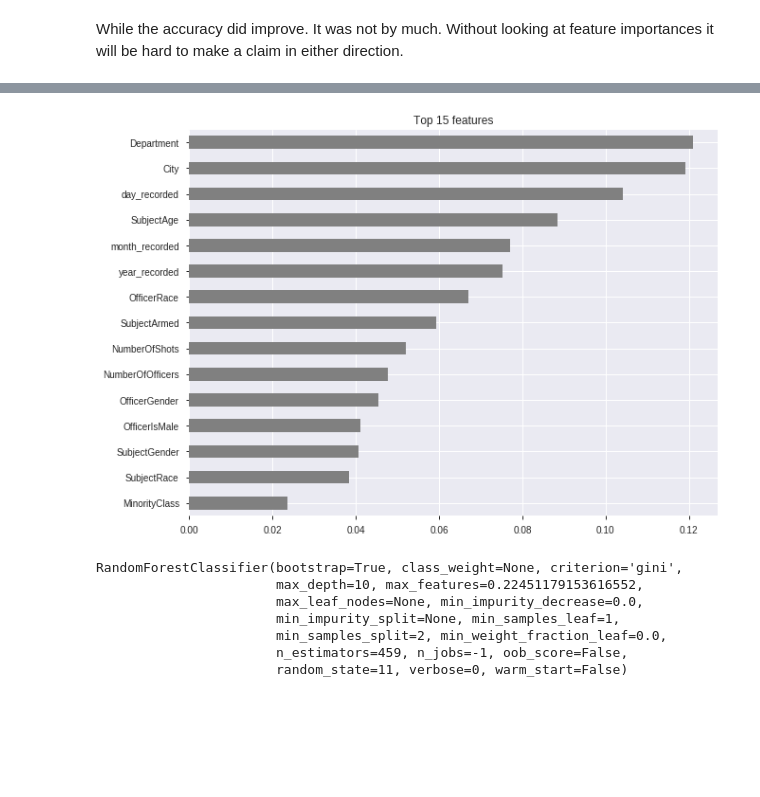
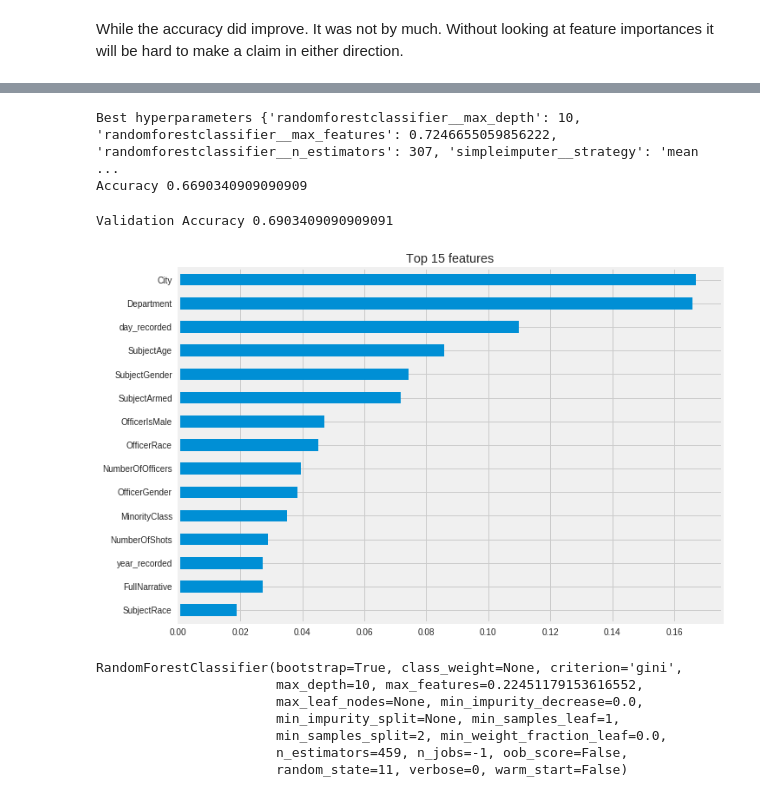
Before and after one commit to adamlutzz/DS-Unit-2-Applied-Modeling, a Jupyter notebook: Fatal_Police_Encounters.ipynb, the cells around one changed output, grey strips where cells are left out. Saved outputs shown, nothing was run; the diff lists cells and outputs as text; code cells hidden in the pictures; blank space fills up the shorter version.

```diff
--- a/Fatal_Police_Encounters.ipynb
+++ b/Fatal_Police_Encounters.ipynb
@@ -500,7 +441,7 @@ transformers = make_pipeline(
 X_train_transformed = transformers.fit_transform(X_train)
 X_val_transformed = transformers.fit_transform(X_val)
 # %%
-model = RandomForestClassifier(max_depth=10, max_features=0.22451179153616552, n_estimators=459, n_jobs=-1, random_state=11)
+model = RandomForestClassifier(n_jobs=-1, random_state=11)
 model.fit(X_train_transformed, y_train)
 # %% [output]
 RandomForestClassifier(bootstrap=True, class_weight=None, criterion='gini',
@@ -572,8 +513,7 @@ X_val.shape
 RF_reformed = make_pipeline(
     ce.OrdinalEncoder(),
     SimpleImputer(strategy='median'),
-    RandomForestClassifier(max_depth=10, max_features=0.22451179153616552,
-                           n_estimators=459, n_jobs=-1, random_state=11)
+    RandomForestClassifier(n_jobs=-1, random_state=11)
 
 )
 
@@ -620,8 +561,7 @@ X_train.head()
 engineer_RF = make_pipeline(
     ce.OrdinalEncoder(),
     SimpleImputer(strategy='mean'),
-    RandomForestClassifier(max_depth=10, max_features=0.22451179153616552,
-                           n_estimators=459, n_jobs=-1, random_state=11)
+    RandomForestClassifier(n_jobs=-1, random_state=11)
 )
 # Fit on train, score on val
 engineer_RF.fit(X_train, y_train)
@@ -632,2 +572,34 @@ Validation Accuracy 0.7088068181818182
 # %% [markdown]
 While the accuracy did improve. It was not by much. Without looking at feature importances it will be hard to make a claim in either direction.
+# %%
+# Hyperparameter tuning
+from scipy.stats import randint, uniform
+from sklearn.model_selection import RandomizedSearchCV
+
+# make pipeline
+engineer_RF = make_pipeline(
+    ce.OrdinalEncoder(),
+    SimpleImputer(strategy='mean'),
+    RandomForestClassifier(random_state=11)
+)
+
+# set parameter ranges
+param_distributions = {
+    'simpleimputer__strategy': ['mean', 'median'],
+    'randomforestclassifier__n_estimators': randint(50, 500),
+    'randomforestclassifier__max_depth': [5, 10, 15, 20, None],
+    'randomforestclassifier__max_features': uniform(0, 1),
+}
+
+search = RandomizedSearchCV(
+    engineer_RF,
+    param_distributions=param_distributions,
+    n_iter=10,
+    cv=3,
+    scoring='accuracy',
+    verbose=10,
+    return_train_score=True,
+    n_jobs=-1
+)
+
+search.fit(X_train, y_train);
@@ -634,18 +615,37 @@ While the accuracy did improve. It was not by much. Without looking at feature i
+# %%
+print('Best hyperparameters', search.best_params_)
+print('Accuracy', search.best_score_)
+# %% [output]
+Best hyperparameters {'randomforestclassifier__max_depth': 10, 'randomforestclassifier__max_features': 0.7246655059856222, 'randomforestclassifier__n_estimators': 307, 'simpleimputer__strategy': 'mean ...
+Accuracy 0.6690340909090909
+# %%
+# re-run model
+hyper_RF = make_pipeline(
+    ce.OrdinalEncoder(),
+    SimpleImputer(strategy='mean'),
+    RandomForestClassifier(max_depth=5, max_features=0.5811397941970669, n_estimators=379, n_jobs=-1, random_state=11)
+)
+# Fit on train, score on val
+hyper_RF.fit(X_train, y_train)
+y_pred = hyper_RF.predict(X_val)
+print('Validation Accuracy', accuracy_score(y_val, y_pred))
+# %% [output]
+Validation Accuracy 0.6903409090909091
 # %%
 # Get feature importances
-rand_f = engineer_RF.named_steps['randomforestclassifier']
+rand_f = hyper_RF.named_steps['randomforestclassifier']
 importances = pd.Series(rand_f.feature_importances_, X_train.columns)
 
 # Plot feature importances
 %matplotlib inline
 import matplotlib.pyplot as plt
 
 n = 15
 plt.figure(figsize=(10,n/2))
 plt.title(f'Top {n} features')
-importances.sort_values()[-n:].plot.barh(color='grey');
+importances.sort_values()[-n:].plot.barh();
 # %% [output]
-[figure, old version]
+[figure, new version]
 # %%
 # transform and set model for eli5
 e_transformers = make_pipeline(
```
Also changed, not shown: parts of 17 cells of this notebook.
